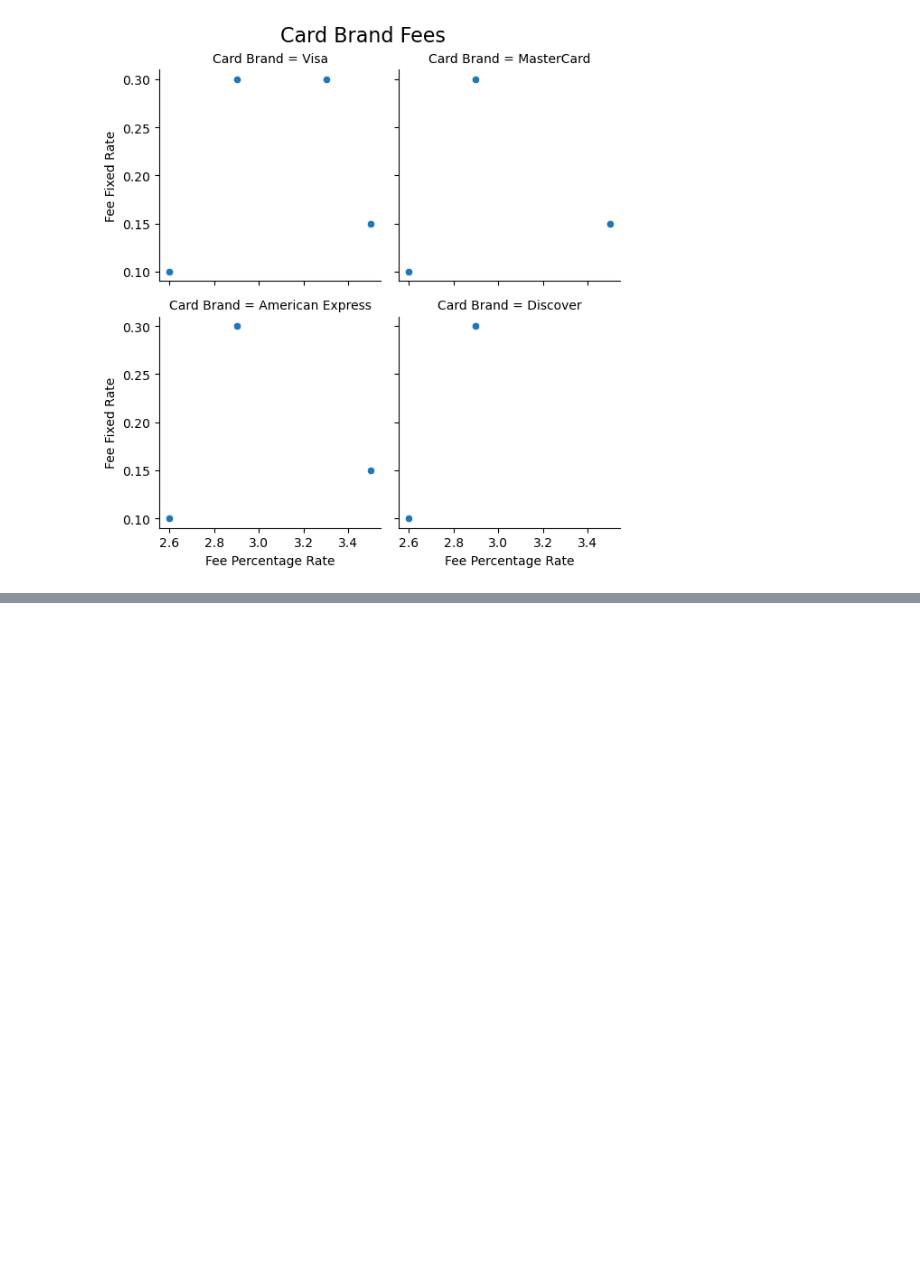
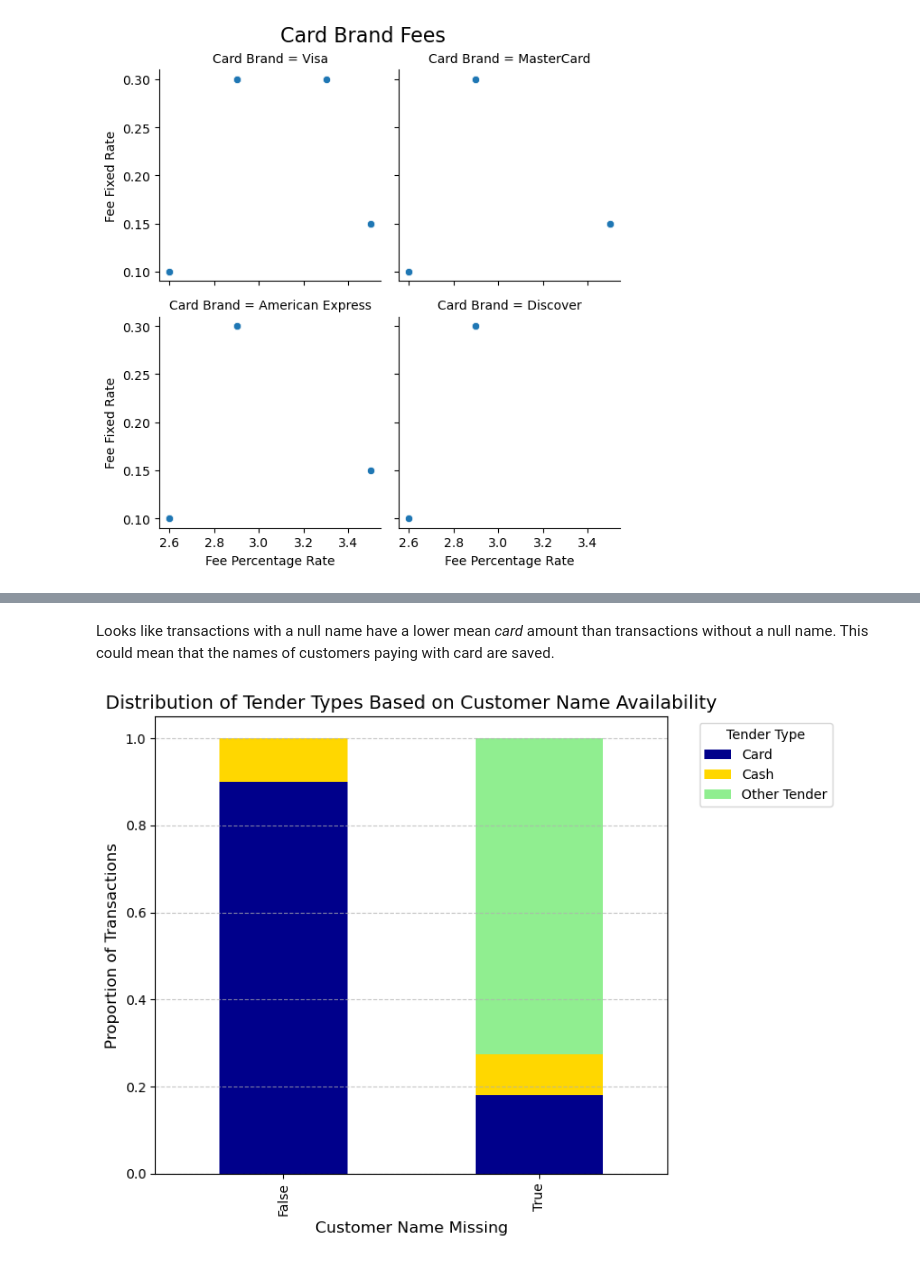
Before and after one commit to ajamkotc/belly_rubb_analysis, a Jupyter notebook: notebooks/1.0-aj-initial-data-exploration.ipynb, the cells around one changed output, grey strips where cells are left out. Drawn from its saved outputs; the diff is of its cells as text; code cells hidden in the pictures; blank space fills up the shorter version.

```diff
--- a/notebooks/1.0-aj-initial-data-exploration.ipynb
+++ b/notebooks/1.0-aj-initial-data-exploration.ipynb
@@ -815,0 +1069,31 @@ plt.show()
+# %% [markdown]
+Looks like transactions with a null name have a lower mean *card* amount than transactions without a null name. This could mean that the names of customers paying with card are saved.
+# %%
+# Visualize tender types based on customer name missingness
+
+# Add column for availabity of customer name
+complete_trans.loc[:,'Customer Name Missing'] = complete_trans['Customer Name'].isnull()
+
+# Sum amount grouped by name availability
+name_grouped = complete_trans.groupby(by='Customer Name Missing')[['Card', 'Cash', 'Other Tender']].sum()
+
+# Normalize values to have proportions
+name_grouped = name_grouped.div(name_grouped.sum(axis=1), axis=0)
+
+# Plot stacked bar chart
+name_grouped.plot(kind='bar', stacked=True, color=['darkblue', 'gold', 'lightgreen'], figsize=(8,6))
+
+plt.title('Distribution of Tender Types Based on Customer Name Availability', fontsize=14)
+plt.xlabel('Customer Name Missing', fontsize=12)
+plt.ylabel('Proportion of Transactions', fontsize=12)
+
+plt.legend(title='Tender Type', bbox_to_anchor=(1.05, 1))
+
+plt.grid(axis='y', alpha=0.7, linestyle='--')
+
+plt.tight_layout()
+
+plt.savefig(FIGURES_DIR / 'stacked_bar_tender_type_customer_name_availability.png', bbox_inches='tight')
+plt.show()
+# %% [output]
+[figure, added]
```
Also changed, not shown: parts of 33 cells of this notebook, 4 other files.
